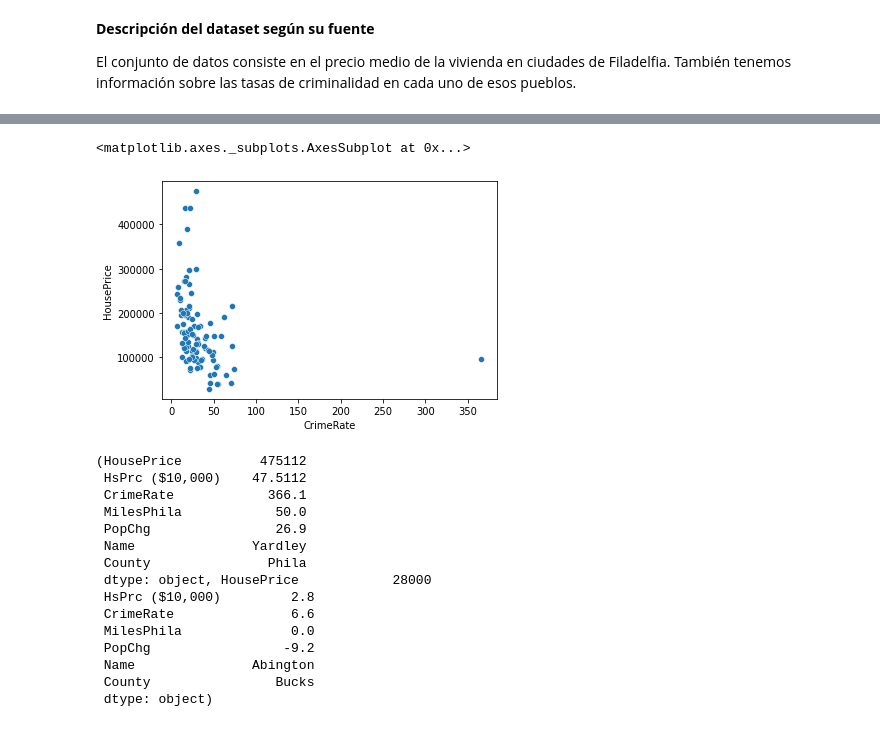
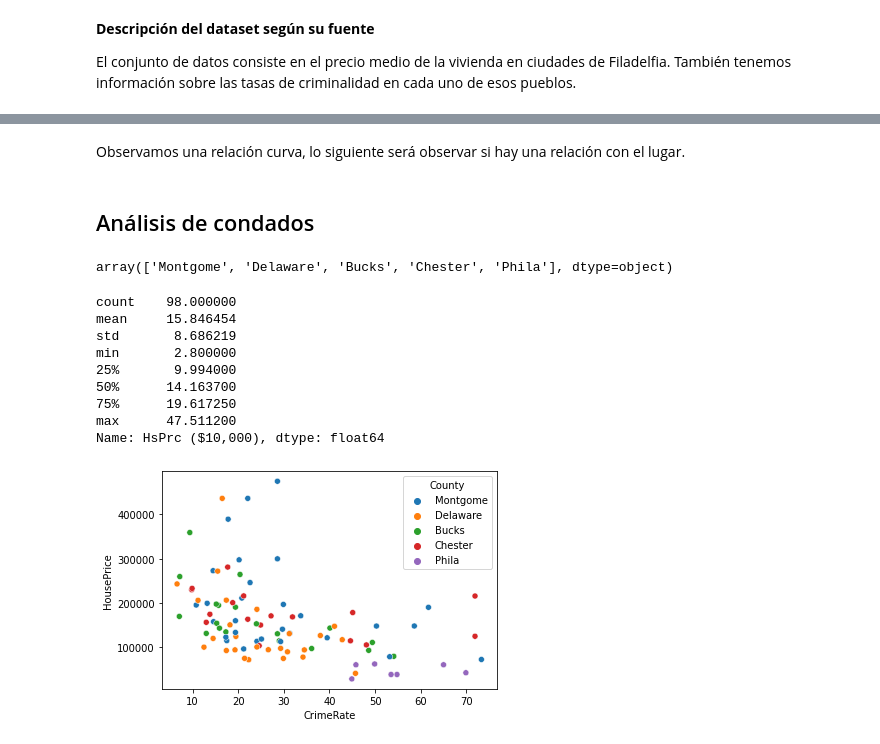
Before and after one commit to Luis-QT/Philadelphia_Crime_Rate, a Jupyter notebook: Análisis_de_datos.ipynb, the cells around one changed output, grey strips where cells are left out. Cells and saved outputs as stored; diff of their text form; code cells hidden in the pictures.

```diff
--- a/Análisis_de_datos.ipynb
+++ b/Análisis_de_datos.ipynb
@@ -38,0 +100,2 @@ len(df)
+# %%
+df = df[df['CrimeRate'] <= 100]
@@ -66,23 +159,25 @@ df['CrimeRate'].plot()
+# %% [markdown]
+Observamos una relación curva, lo siguiente será observar si hay una relación con el lugar.
+# %% [markdown]
+## Análisis de condados
+# %%
+df['County'].unique()
+# %% [output]
+array(['Montgome', 'Delaware', 'Bucks', 'Chester', 'Phila'], dtype=object)
+# %%
+df['HsPrc ($10,000)'].describe()
+# %% [output]
+count    98.000000
+mean     15.846454
+std       8.686219
+min       2.800000
+25%       9.994000
+50%      14.163700
+75%      19.617250
+max      47.511200
+Name: HsPrc ($10,000), dtype: float64
 # %%
-sns.scatterplot(df['CrimeRate'], df['HousePrice'])
+sns.scatterplot(df['CrimeRate'], df['HousePrice'], hue=df['County'])
+plt.show()
 # %% [output]
-<matplotlib.axes._subplots.AxesSubplot at 0x...>
-[figure, old version]
+[figure, new version]
-# %%
-df.max(), df.min()
-# %% [output]
-(HousePrice          475112
- HsPrc ($10,000)    47.5112
- CrimeRate            366.1
- MilesPhila            50.0
- PopChg                26.9
- Name               Yardley
- County               Phila
- dtype: object, HousePrice            28000
- HsPrc ($10,000)         2.8
- CrimeRate               6.6
- MilesPhila              0.0
- PopChg                 -9.2
- Name               Abington
- County                Bucks
- dtype: object)
```
Also changed, not shown: parts of 22 cells of this notebook.
